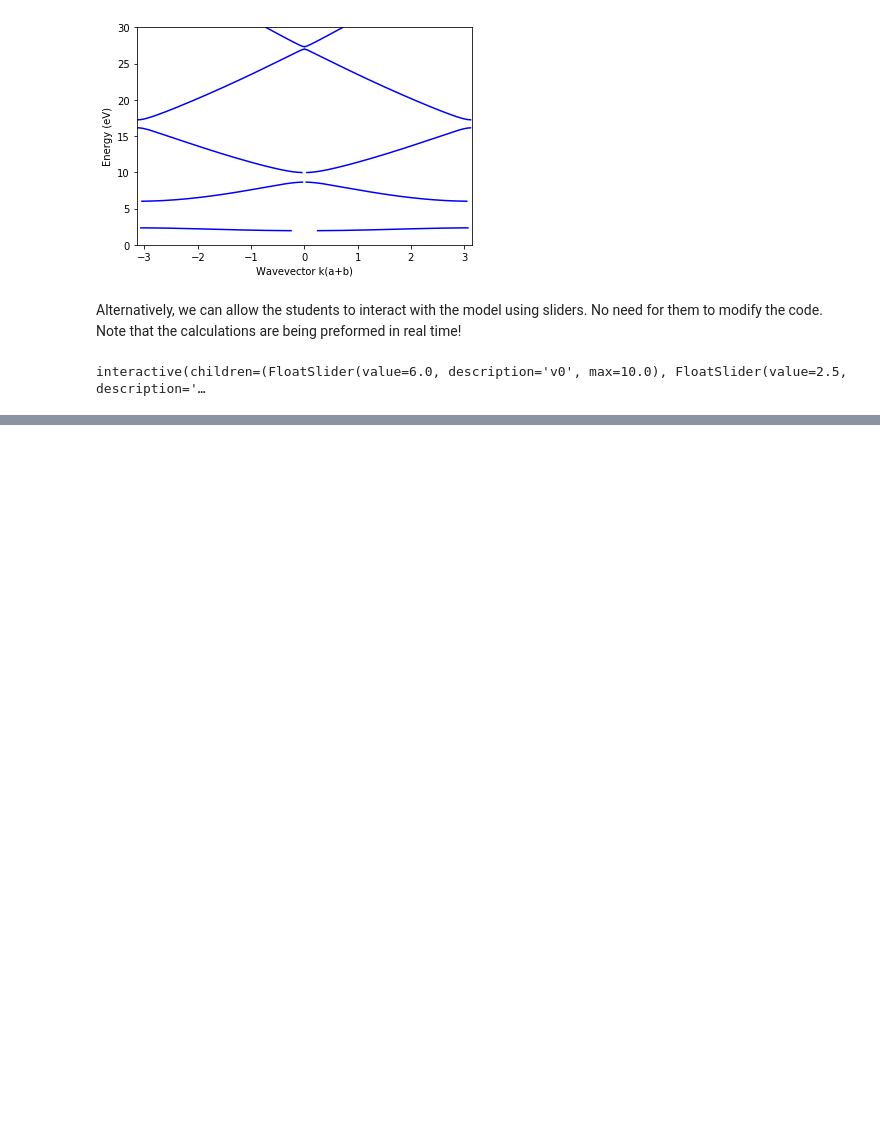
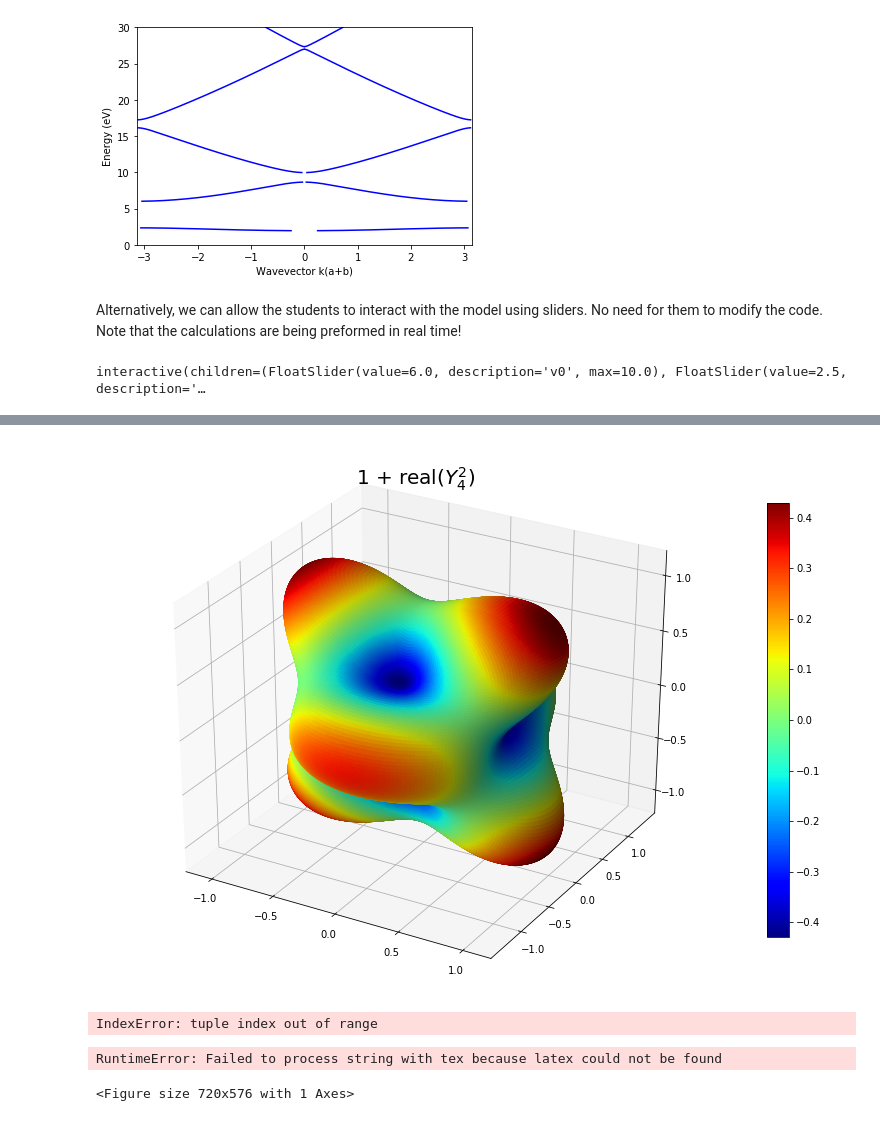
Before and after one commit to LaGuer/gflop-benchmark, a Jupyter notebook: gflop-benchmark.ipynb, the cells around one changed output, grey strips where cells are left out. Saved outputs shown, nothing was run; the diff lists cells and outputs as text; code cells hidden in the pictures; blank space fills up the shorter version.

```diff
--- a/gflop-benchmark.ipynb
+++ b/gflop-benchmark.ipynb
@@ -120,0 +260,20 @@ interactive(children=(FloatSlider(value=6.0, description='v0', max=10.0), FloatS
+# %%
+l = 4    # degree
+m = 2    # order
+PHI, THETA = np.mgrid[0:2*np.pi:300j, 0:np.pi:150j]
+R = sp.sph_harm(m, l, PHI, THETA).real
+
+s = 1
+X = (s*R+1) * np.sin(THETA) * np.cos(PHI)
+Y = (s*R+1) * np.sin(THETA) * np.sin(PHI)
+Z = (s*R+1) * np.cos(THETA)
+
+norm = colors.Normalize()
+fig, ax = plt.subplots(subplot_kw=dict(projection='3d'), figsize=(14,10))
+m = cm.ScalarMappable(cmap=cm.jet)
+ax.plot_surface(X, Y, Z, rstride=1, cstride=1, facecolors=cm.jet(norm(R)))
+ax.set_title('1 + real$(Y^2_ 4)$', fontsize=20)
+m.set_array(R)
+fig.colorbar(m, shrink=0.8);
+# %% [output]
+[figure, added]
@@ -120,0 +303,21 @@ interactive(children=(FloatSlider(value=6.0, description='v0', max=10.0), FloatS
+# %%
+xlabels = ['$210^\circ$', '$240^\circ$','$270^\circ$','$300^\circ$','$330^\circ$',
+           '$0^\circ$', '$30^\circ$', '$60^\circ$', '$90^\circ$','$120^\circ$', '$150^\circ$']
+
+ylabels = ['$165^\circ$', '$150^\circ$', '$135^\circ$', '$120^\circ$',
+           '$105^\circ$', '$90^\circ$', '$75^\circ$', '$60^\circ$',
+           '$45^\circ$','$30^\circ$','$15^\circ$']
+
+fig, ax = plt.subplots(subplot_kw=dict(projection='mollweide'), figsize=(10,8))
+im = ax.pcolormesh(X, Y , SH_SP)
+ax.set_xticklabels(xlabels, fontsize=14)
+ax.set_yticklabels(ylabels, fontsize=14)
+ax.set_title('real$(Y^2_ 4)$', fontsize=20)
+ax.set_xlabel(r'$\boldsymbol \phi$', fontsize=20)
+ax.set_ylabel(r'$\boldsymbol{\theta}$', fontsize=20)
+ax.grid()
+fig.colorbar(im, orientation='horizontal');
+# %% [output]
+IndexError: tuple index out of range
+RuntimeError: Failed to process string with tex because latex could not be found
+<Figure size 720x576 with 1 Axes>
```
Also changed, not shown: parts of 18 cells of this notebook.
